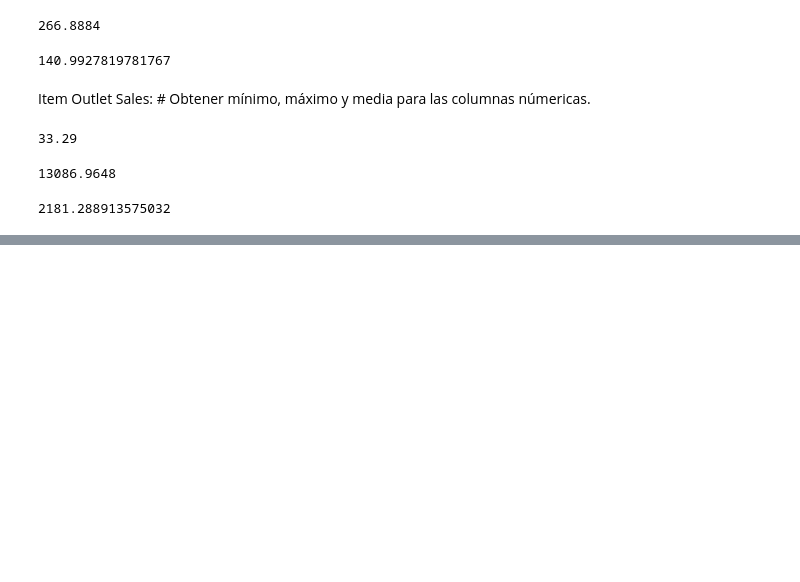
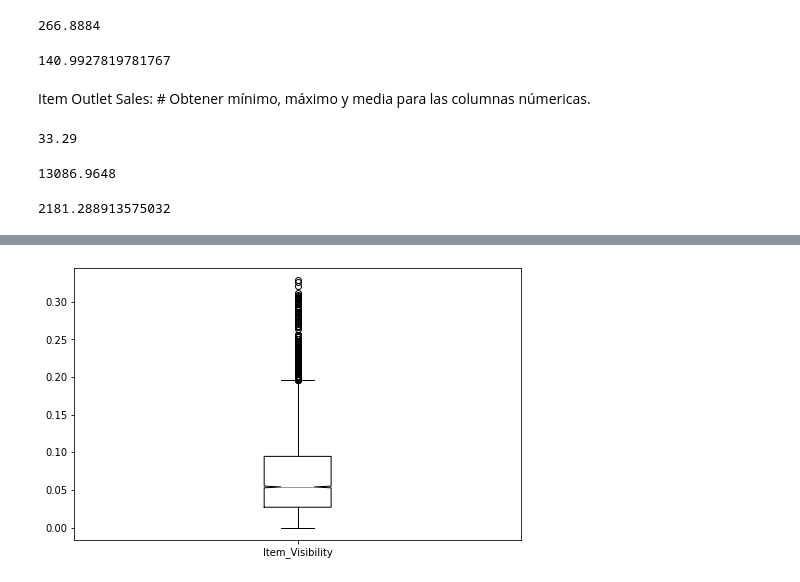
Before and after one commit to MaluGarcia18/predicciones-de-ventas-alimenticias, a Jupyter notebook: predicciones_de_ventas_alimenticias.ipynb, the cells around one changed output, grey strips where cells are left out. Saved outputs shown, nothing was run; the diff lists cells and outputs as text; code cells hidden in the pictures; blank space fills up the shorter version.

```diff
--- a/predicciones_de_ventas_alimenticias.ipynb
+++ b/predicciones_de_ventas_alimenticias.ipynb
@@ -174,0 +222,8 @@ sales_predictions['Item_Outlet_Sales'].mean()
+# %%
+# Usando la columna de visbilidad podemos concluir que los valores dentro del primer cuartil de 0.0 a 2 expresa que los vlores se encuentran mayormente concrntrados este cuarti.
+
+visibility = sales_predictions.loc[sales_predictions['Item_Visibility']!='','Item_Visibility']
+fig, axes = plt.subplots(nrows = 1, ncols = 1, figsize = (8,5))
+axes.boxplot([visibility], notch = True, labels=['Item_Visibility']);
+# %% [output]
+[figure, added]
```
Also changed, not shown: parts of 11 cells of this notebook.
